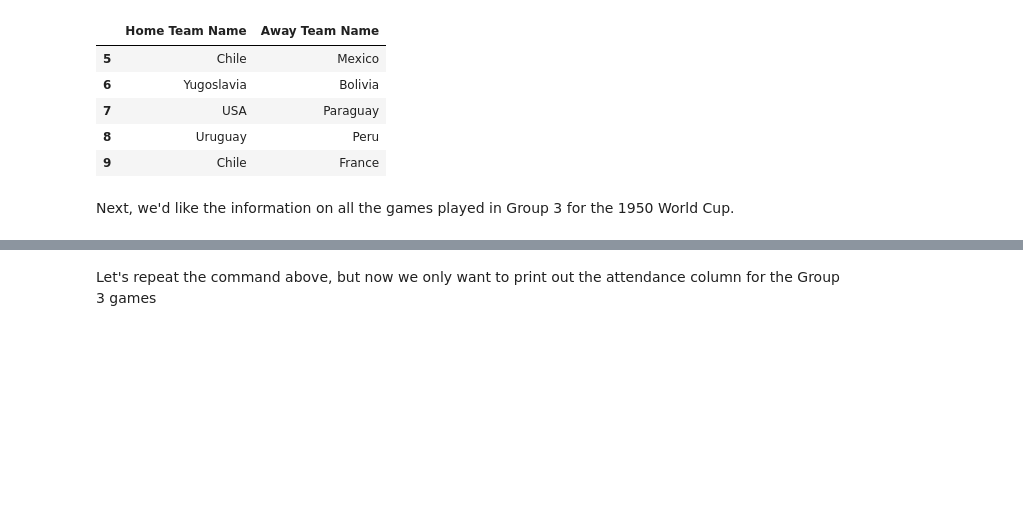
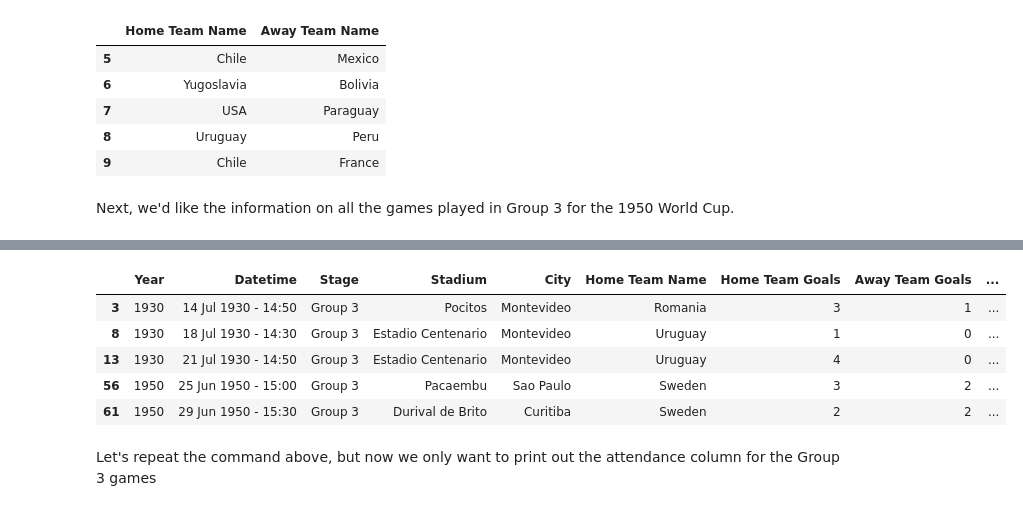
Before and after one commit to ColinFangshu/dsc-accessing-data-with-pandas-lab-seattle-ds-career-051319, a Jupyter notebook: index.ipynb, the cells around one changed output, grey strips where cells are left out. Cells and saved outputs as stored; diff of their text form; code cells hidden in the pictures; blank space fills up the shorter version.

```diff
--- a/index.ipynb
+++ b/index.ipynb
@@ -140,6 +140,14 @@ Group_three.head()
 | 57 | 1950 | 25 Jun 1950 - 15:00 | Group 1 | Independencia | Belo Horizonte | Yugoslavia | 3 | 0 | ... |
 # %%
 Group_three = df.loc[df['Stage']=='Group 3']
+Group_three.head()
+# %% [output]
+|  | Year | Datetime | Stage | Stadium | City | Home Team Name | Home Team Goals | Away Team Goals | ... |
+| 3 | 1930 | 14 Jul 1930 - 14:50 | Group 3 | Pocitos | Montevideo | Romania | 3 | 1 | ... |
+| 8 | 1930 | 18 Jul 1930 - 14:30 | Group 3 | Estadio Centenario | Montevideo | Uruguay | 1 | 0 | ... |
+| 13 | 1930 | 21 Jul 1930 - 14:50 | Group 3 | Estadio Centenario | Montevideo | Uruguay | 4 | 0 | ... |
+| 56 | 1950 | 25 Jun 1950 - 15:00 | Group 3 | Pacaembu | Sao Paulo | Sweden | 3 | 2 | ... |
+| 61 | 1950 | 29 Jun 1950 - 15:30 | Group 3 | Durival de Brito | Curitiba | Sweden | 2 | 2 | ... |
 # %% [markdown]
 Let's repeat the command above, but now we only want to print out the attendance column for the Group 3 games
 # %% [markdown]
```
